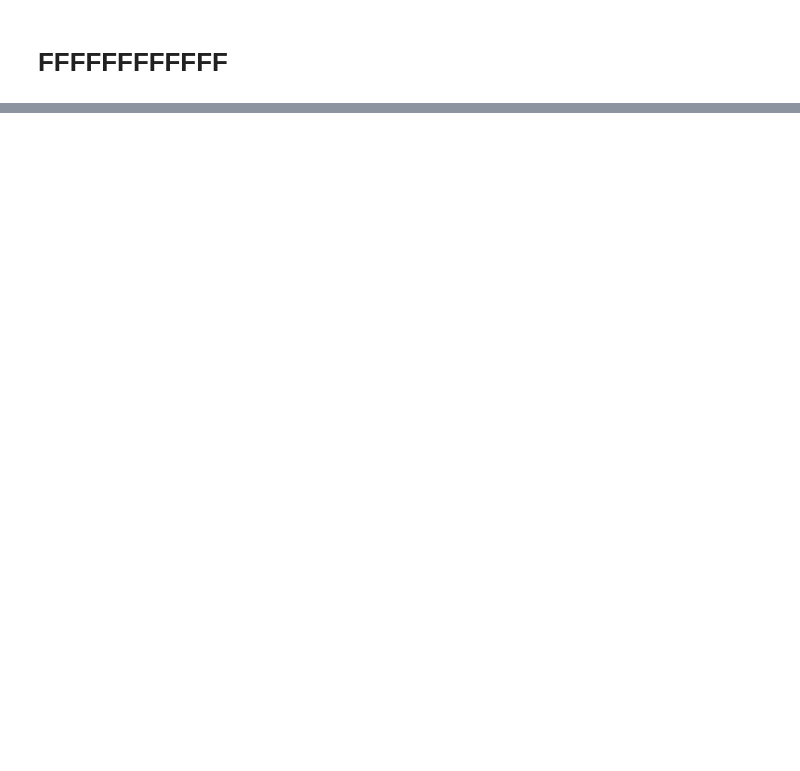
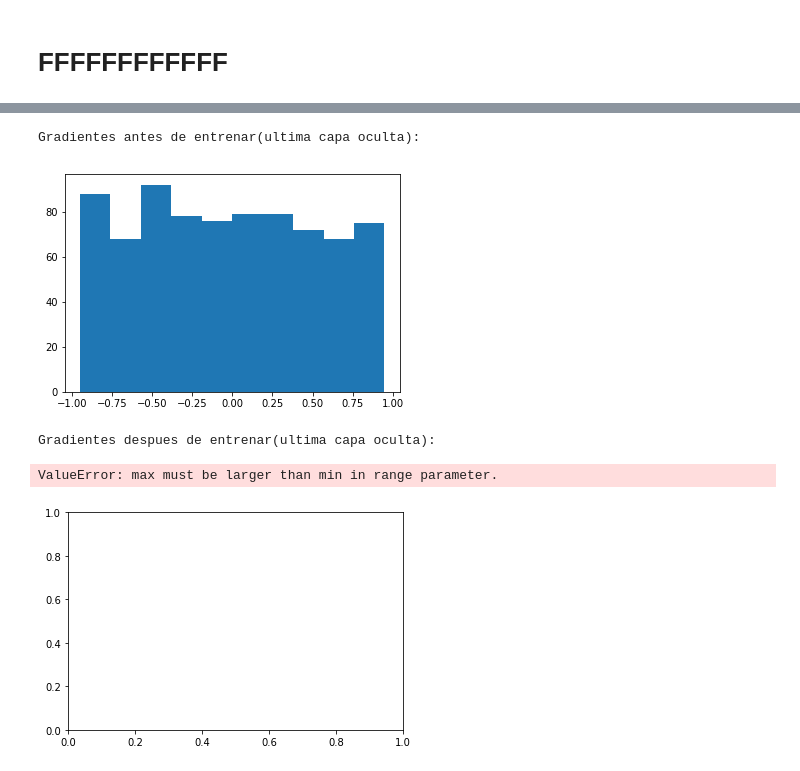
Before and after one commit to eduborgono/RedesNeuronales, a Jupyter notebook: Tarea 1/Pregunta 2.ipynb, the cells around one changed output, grey strips where cells are left out. Cells and saved outputs as stored; diff of their text form; code cells hidden in the pictures; blank space fills up the shorter version.

```diff
--- a/Tarea 1/Pregunta 2.ipynb
+++ b/Tarea 1/Pregunta 2.ipynb
@@ -736,0 +761,20 @@ Epoch 300/300
+# %%
+postloss = tf.keras.losses.mean_squared_error(model.output,y_train)
+postlistOfVariableTensors = model.trainable_weights
+postgradients = K.gradients(postloss, postlistOfVariableTensors)
+sess = K.get_session()
+postevaluated_gradients = sess.run(postgradients,feed_dict={model.input:X_train_scaled.as_matrix()})
+postevaluated_gradients = [gradient/len(y_train) for gradient in postevaluated_gradients]
+# %%
+print("Gradientes antes de entrenar(ultima capa oculta):")
+plt.hist(evaluated_gradients[1])
+plt.show()
+print("Gradientes despues de entrenar(ultima capa oculta):")
+plt.hist(postevaluated_gradients[1])
+plt.show()
+# %% [output]
+Gradientes antes de entrenar(ultima capa oculta):
+[figure, added]
+Gradientes despues de entrenar(ultima capa oculta):
+ValueError: max must be larger than min in range parameter.
+[figure, added]
```
Also changed, not shown: parts of 7 cells of this notebook, 1 other file.
